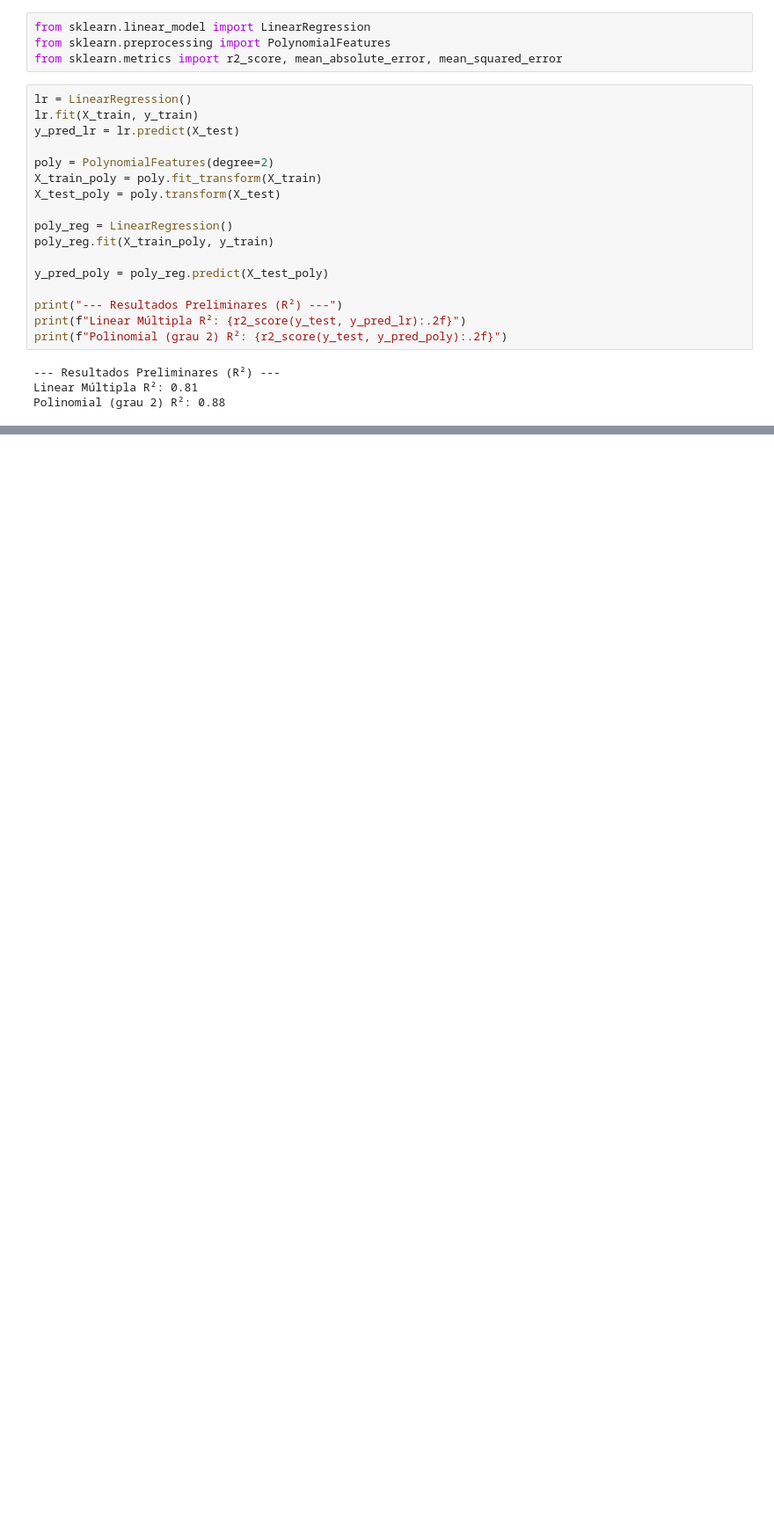
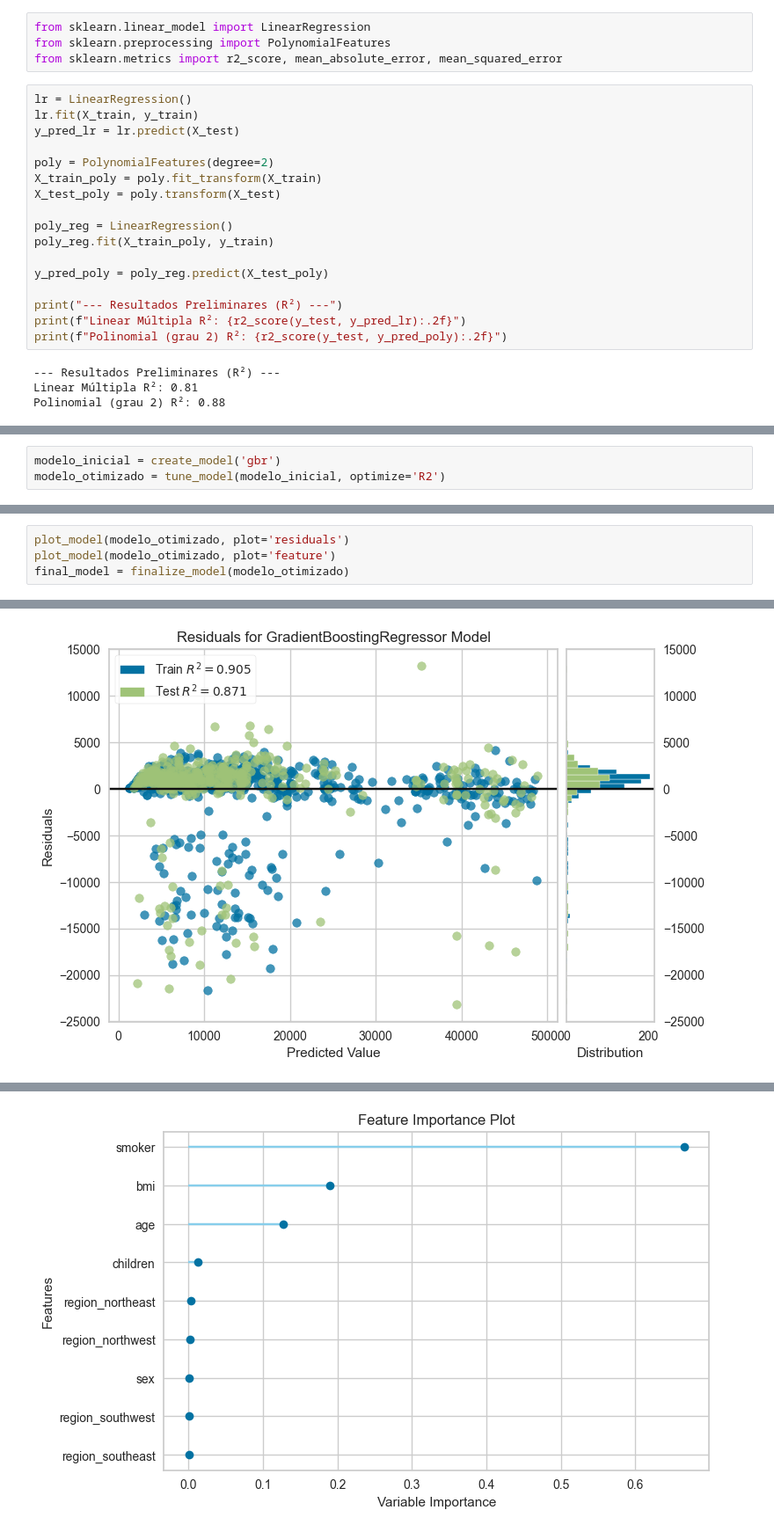
Before and after one commit to davib4d/insurance-data-analysis, a Jupyter notebook: projeto_modelagem.ipynb, the cells around one changed output, grey strips where cells are left out. Shown at 88% size. Cells and saved outputs as stored; diff of their text form; blank space fills up the shorter version.

Commit message:
feat: adiciona classificadores e otimização de modelos via Pycaret

```diff
--- a/projeto_modelagem.ipynb
+++ b/projeto_modelagem.ipynb
@@ -156,0 +272,3 @@ Polinomial (grau 2) R²: 0.88
+# %%
+modelo_inicial = create_model('gbr')
+modelo_otimizado = tune_model(modelo_inicial, optimize='R2')
@@ -156,0 +310,5 @@ Polinomial (grau 2) R²: 0.88
+# %%
+plot_model(modelo_otimizado, plot='residuals')
+plot_model(modelo_otimizado, plot='feature')
+final_model = finalize_model(modelo_otimizado)
+# %% [output]
@@ -156,0 +316 @@ Polinomial (grau 2) R²: 0.88
+[figure, added]
@@ -156,0 +318 @@ Polinomial (grau 2) R²: 0.88
+[figure, added]
```
Also changed, not shown: parts of 12 cells of this notebook, 1 other file.
